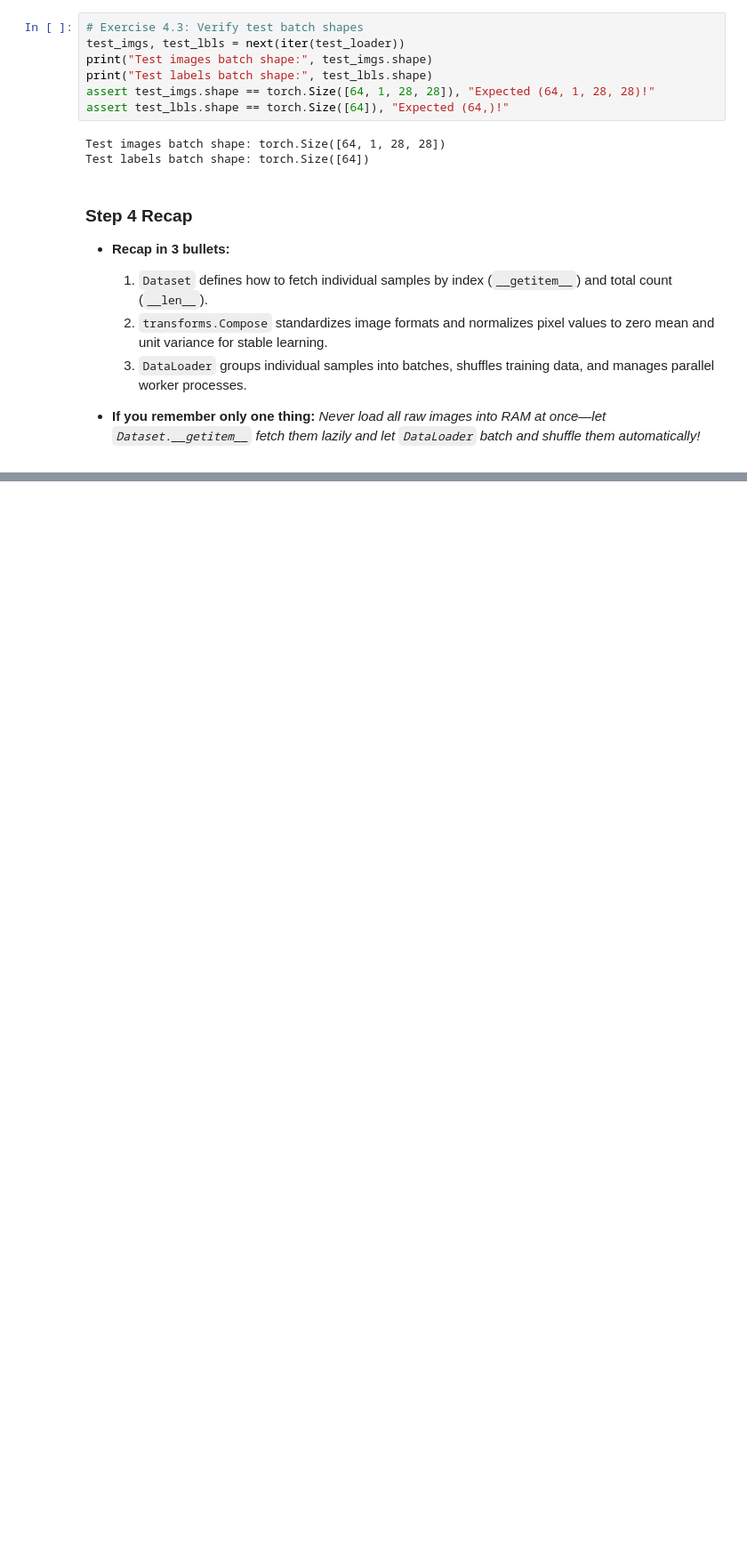
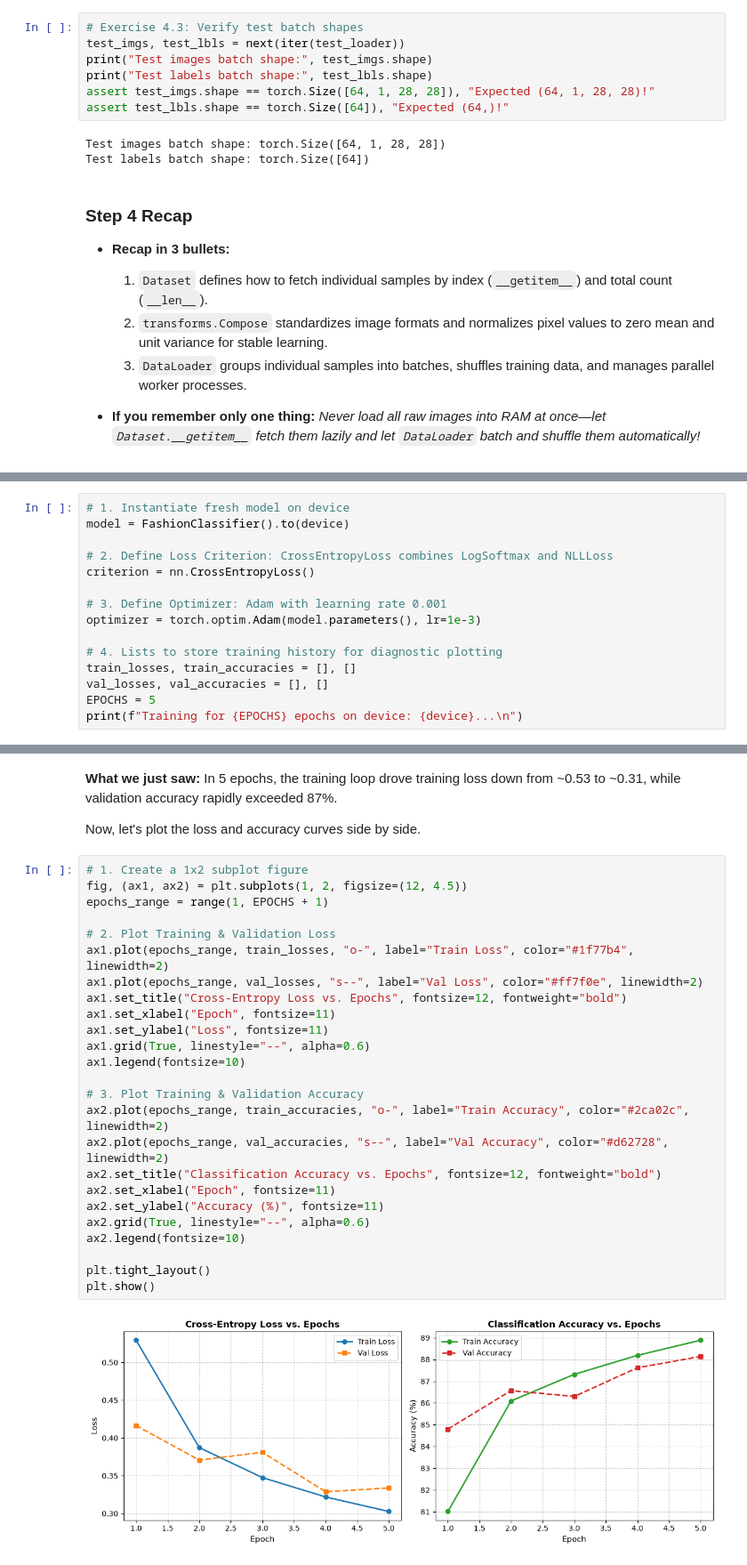
Before and after one commit to Arnav-Shrivastava/PyTorch-Fundamentals, a Jupyter notebook: pytorch_fundamentals.ipynb, the cells around one changed output, grey strips where cells are left out. Shown at 89% size. Saved outputs shown, nothing was run; the diff lists cells and outputs as text; blank space fills up the shorter version.

Commit message:
feat: add explicit 5-step training loop and evaluation

```diff
--- a/pytorch_fundamentals.ipynb
+++ b/pytorch_fundamentals.ipynb
@@ -1514,0 +1620,15 @@ Test labels batch shape: torch.Size([64])
+# %%
+# 1. Instantiate fresh model on device
+model = FashionClassifier().to(device)
+
+# 2. Define Loss Criterion: CrossEntropyLoss combines LogSoftmax and NLLLoss
+criterion = nn.CrossEntropyLoss()
+
+# 3. Define Optimizer: Adam with learning rate 0.001
+optimizer = torch.optim.Adam(model.parameters(), lr=1e-3)
+
+# 4. Lists to store training history for diagnostic plotting
+train_losses, train_accuracies = [], []
+val_losses, val_accuracies = [], []
+EPOCHS = 5
+print(f"Training for {EPOCHS} epochs on device: {device}...\n")
@@ -1514,0 +1697,32 @@ Test labels batch shape: torch.Size([64])
+# %% [markdown]
+**What we just saw:**
+In 5 epochs, the training loop drove training loss down from ~0.53 to ~0.31, while validation accuracy rapidly exceeded 87%.
+
+Now, let's plot the loss and accuracy curves side by side.
+# %%
+# 1. Create a 1x2 subplot figure
+fig, (ax1, ax2) = plt.subplots(1, 2, figsize=(12, 4.5))
+epochs_range = range(1, EPOCHS + 1)
+
+# 2. Plot Training & Validation Loss
+ax1.plot(epochs_range, train_losses, "o-", label="Train Loss", color="#1f77b4", linewidth=2)
+ax1.plot(epochs_range, val_losses, "s--", label="Val Loss", color="#ff7f0e", linewidth=2)
+ax1.set_title("Cross-Entropy Loss vs. Epochs", fontsize=12, fontweight="bold")
+ax1.set_xlabel("Epoch", fontsize=11)
+ax1.set_ylabel("Loss", fontsize=11)
+ax1.grid(True, linestyle="--", alpha=0.6)
+ax1.legend(fontsize=10)
+
+# 3. Plot Training & Validation Accuracy
+ax2.plot(epochs_range, train_accuracies, "o-", label="Train Accuracy", color="#2ca02c", linewidth=2)
+ax2.plot(epochs_range, val_accuracies, "s--", label="Val Accuracy", color="#d62728", linewidth=2)
+ax2.set_title("Classification Accuracy vs. Epochs", fontsize=12, fontweight="bold")
+ax2.set_xlabel("Epoch", fontsize=11)
+ax2.set_ylabel("Accuracy (%)", fontsize=11)
+ax2.grid(True, linestyle="--", alpha=0.6)
+ax2.legend(fontsize=10)
+
+plt.tight_layout()
+plt.show()
+# %% [output]
+[figure, added]
```
Also changed, not shown: parts of 14 cells of this notebook.
